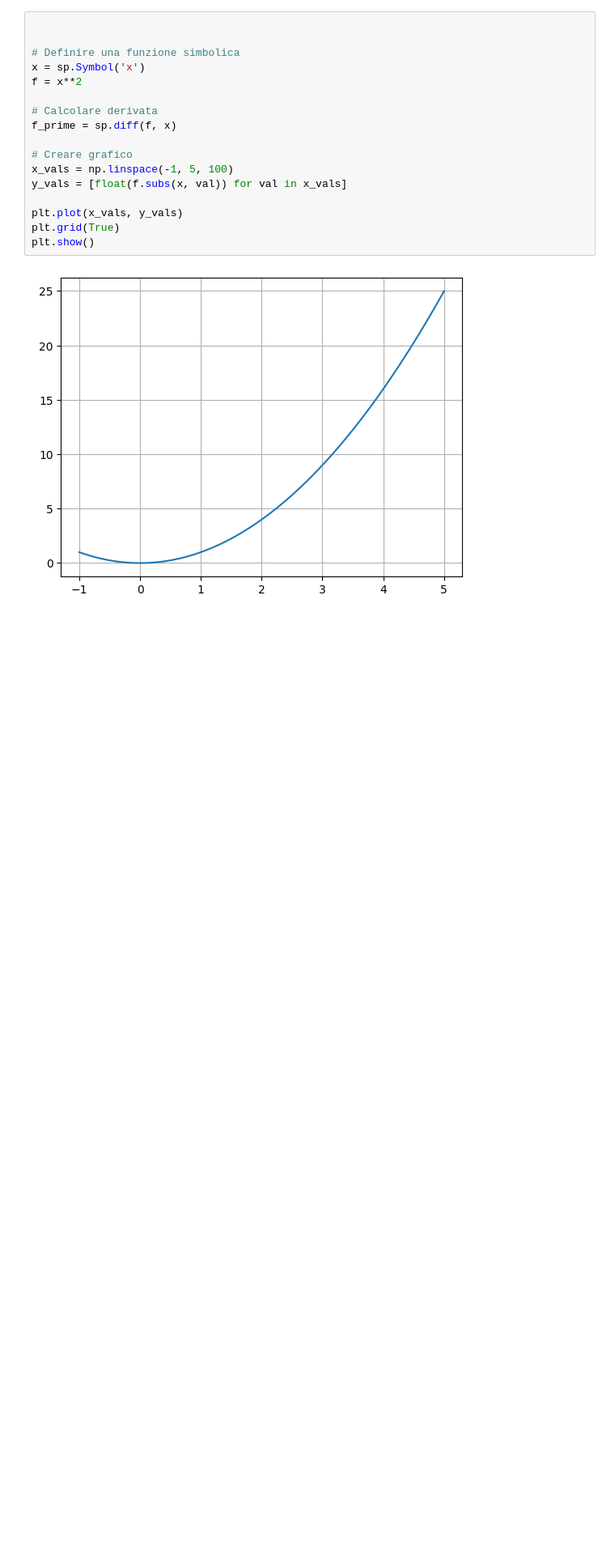
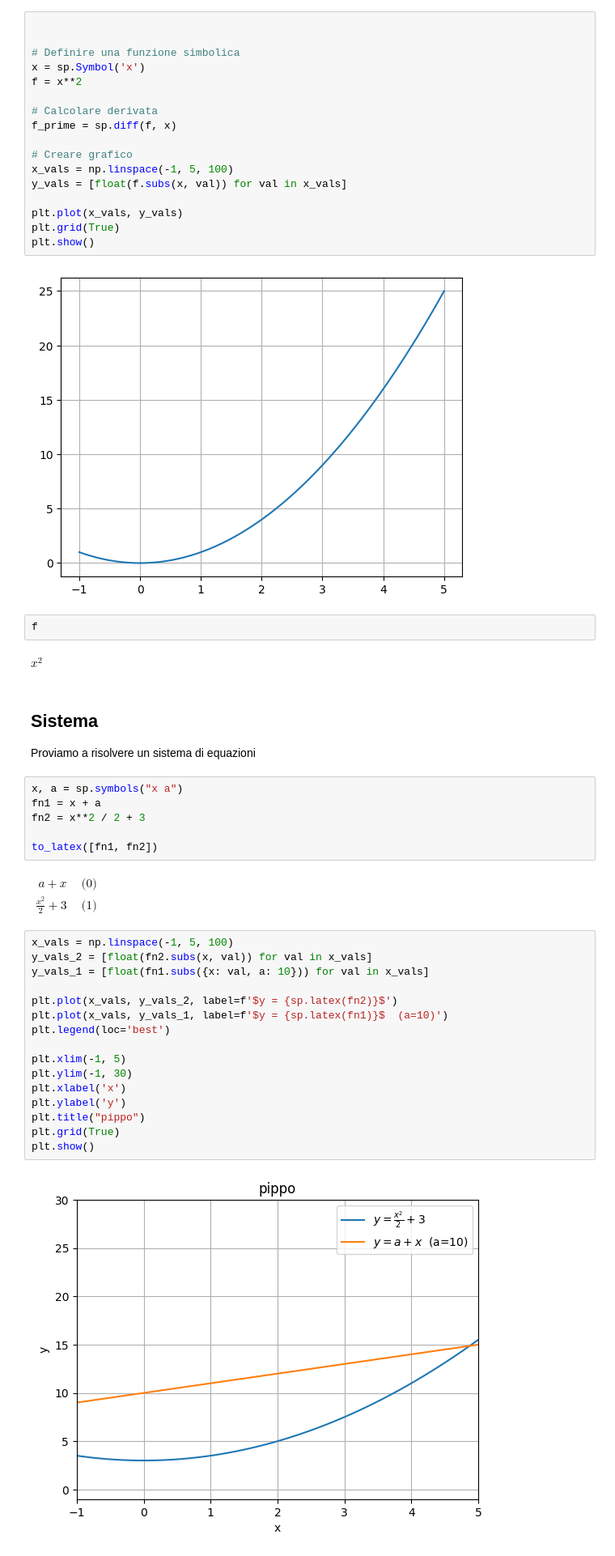
Before and after one commit to l3nz/studio_funzioni, a Jupyter notebook: Studio.ipynb, the cells around one changed output. Shown at 81% size. Cells and saved outputs as stored; diff of their text form; blank space fills up the shorter version.

```diff
--- a/Studio.ipynb
+++ b/Studio.ipynb
@@ -26,3 +38,40 @@ plt.grid(True)
 plt.show()
 # %% [output]
 [figure]
+# %%
+f
+# %% [output]
+$\displaystyle x^{2}$
+# %% [markdown]
+## Sistema
+
+Proviamo a  risolvere un sistema di equazioni
+# %%
+x, a = sp.symbols("x a")
+fn1 = x + a
+fn2 = x**2 / 2 + 3
+
+to_latex([fn1, fn2])
+# %% [output]
+$\displaystyle \begin{align}
+a + x \quad &\text{(0)} \\
+\frac{x^{2}}{2} + 3 \quad &\text{(1)}
+\end{align}$
+# %%
+x_vals = np.linspace(-1, 5, 100)
+y_vals_2 = [float(fn2.subs(x, val)) for val in x_vals]
+y_vals_1 = [float(fn1.subs({x: val, a: 10})) for val in x_vals]
+
+plt.plot(x_vals, y_vals_2, label=f'$y = {sp.latex(fn2)}$')
+plt.plot(x_vals, y_vals_1, label=f'$y = {sp.latex(fn1)}$  (a=10)')
+plt.legend(loc='best')
+
+plt.xlim(-1, 5)
+plt.ylim(-1, 30)
+plt.xlabel('x')
+plt.ylabel('y')
+plt.title("pippo")
+plt.grid(True)
+plt.show()
+# %% [output]
+[figure, added]
```
Also changed, not shown: parts of 11 cells of this notebook.
